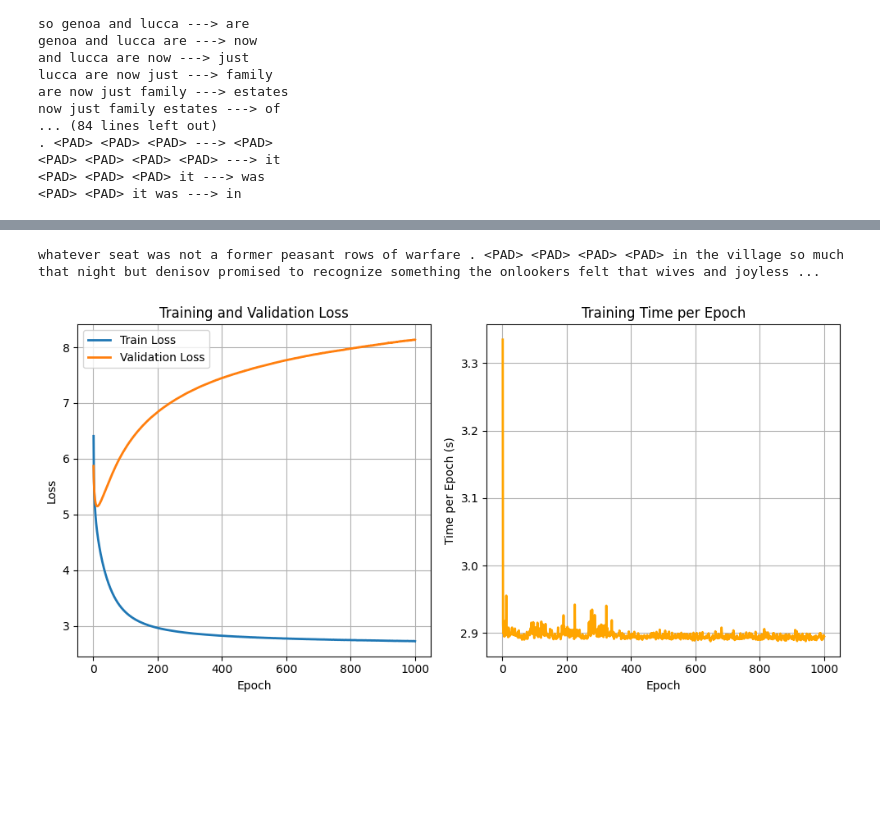
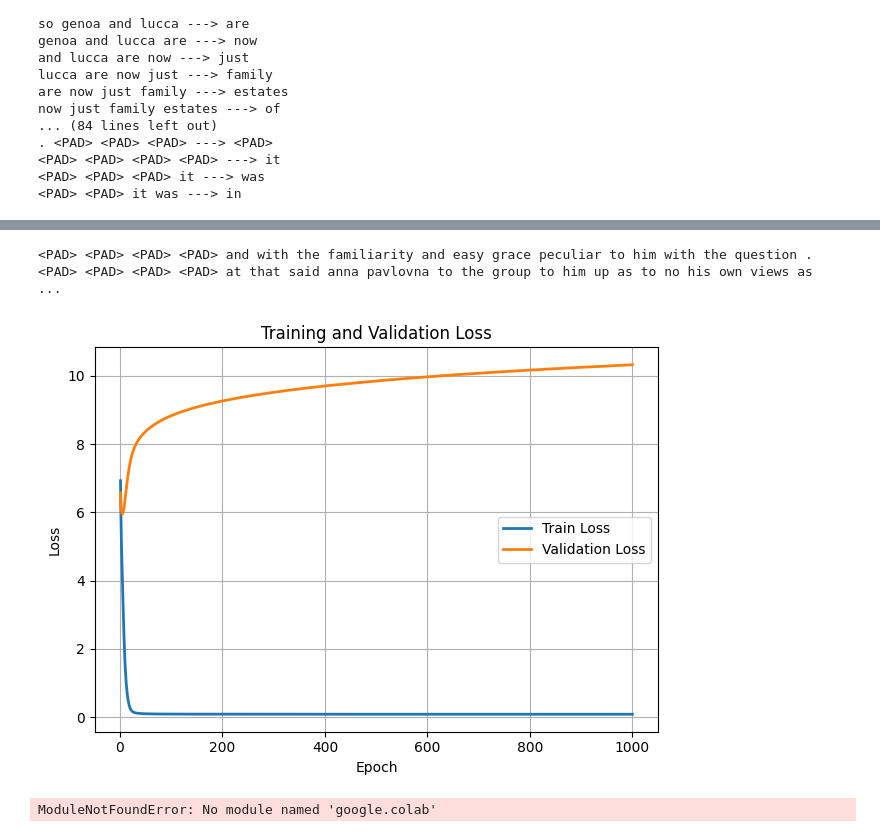
Before and after one commit to RishankSoni/es335-assignment-3, a Jupyter notebook: Taks-1.ipynb, the cells around one changed output, grey strips where cells are left out. Saved outputs shown, nothing was run; the diff lists cells and outputs as text; code cells hidden in the pictures; blank space fills up the shorter version.

```diff
--- a/Taks-1.ipynb
+++ b/Taks-1.ipynb
@@ -16,7 +16,6 @@ text = re.sub(r'\.+', '.', text).strip() # collapse multiple spaces into one
 text = re.sub(r'\.', ' . ', text) # surround periods with spaces
 text = re.sub(r'\s+', ' ', text).strip() # collapse multiple spaces into one
 text = text.lower() # convert to lowercase
-text = text[:len(text)]  # use only last 90% of the text
 # %%
 window_size = 4
 
@@ -262,7 +261,7 @@ def train_model(model, X, Y, X_val, Y_val, epochs=500, batch_size=1024, lr=1e-3,
 # %%
 # Create enhanced model and show before training
 block_size = 4
-model = Nextword(block_size, len(stoi), emb_dim, hidden_size=64).to(device)
+model = Nextword(block_size, len(stoi), emb_dim).to(device)
 model = torch.compile(model)
 
 ## Model parameters:
@@ -349,7 +348,7 @@ Epoch  900 | Train Loss: 2.7379 | Val Loss: 8.0598 | Time: 2.89s
 text = generate_text(model, stoi, itos, block_size=4, device=device, start_context="maid of honor and favorite", max_len=50)
 print(text)
 # %% [output]
-whatever seat was not a former peasant rows of warfare . <PAD> <PAD> <PAD> <PAD> in the village so much that night but denisov promised to recognize something the onlookers felt that wives and joyless ...
+<PAD> <PAD> <PAD> <PAD> and with the familiarity and easy grace peculiar to him with the question . <PAD> <PAD> <PAD> <PAD> at that said anna pavlovna to the group to him up as to no his own views as  ...
 # %%
 import pandas as pd
 df = pd.DataFrame({
@@ -361,27 +360,18 @@ df = pd.DataFrame({
 df.to_csv('training_log.csv', index=False)
 # %%
 import matplotlib.pyplot as plt
-plt.figure(figsize=(10, 5))
 
-# Loss curves
-plt.subplot(1, 2, 1)
+
 plt.plot(df['Epoch'], df['Train_Loss'], label='Train Loss', linewidth=2)
 plt.plot(df['Epoch'], df['Val_Loss'], label='Validation Loss', linewidth=2)
 plt.xlabel('Epoch')
 plt.ylabel('Loss')
 plt.title('Training and Validation Loss')
 plt.legend()
 plt.grid(True)
 
-# Timing curve
-plt.subplot(1, 2, 2)
-plt.plot(df['Epoch'], df['Timing'], color='orange', linewidth=2)
-plt.xlabel('Epoch')
-plt.ylabel('Time per Epoch (s)')
-plt.title('Training Time per Epoch')
-plt.grid(True)
 
 plt.tight_layout()
 plt.show()
 # %% [output]
-[figure, old version]
+[figure, new version]
@@ -388,2 +380,12 @@ plt.show()
 # %%
-torch.save(model.state_dict(), 'nextword-model-lightning.pth')
+from google.colab import drive
+drive.mount('/content/drive')
+
+# 1. Define a permanent path in your Google Drive
+# This will save it to a folder called "MyModels" in your main Drive
+save_path = '/content/drive/MyDrive/MyModels/model_4_64_tanh_random.pth'
+
+# 2. Save the model
+torch.save(model.state_dict(), save_path)
+# %% [output]
+ModuleNotFoundError: No module named 'google.colab'
```
Also changed, not shown: parts of 13 cells of this notebook.
